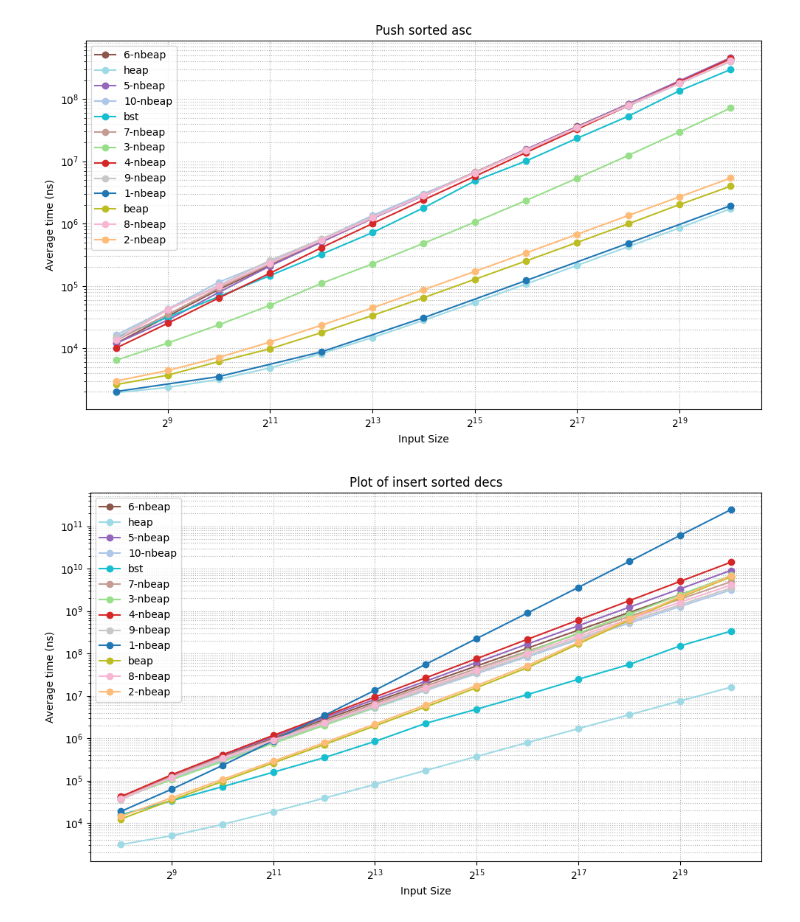
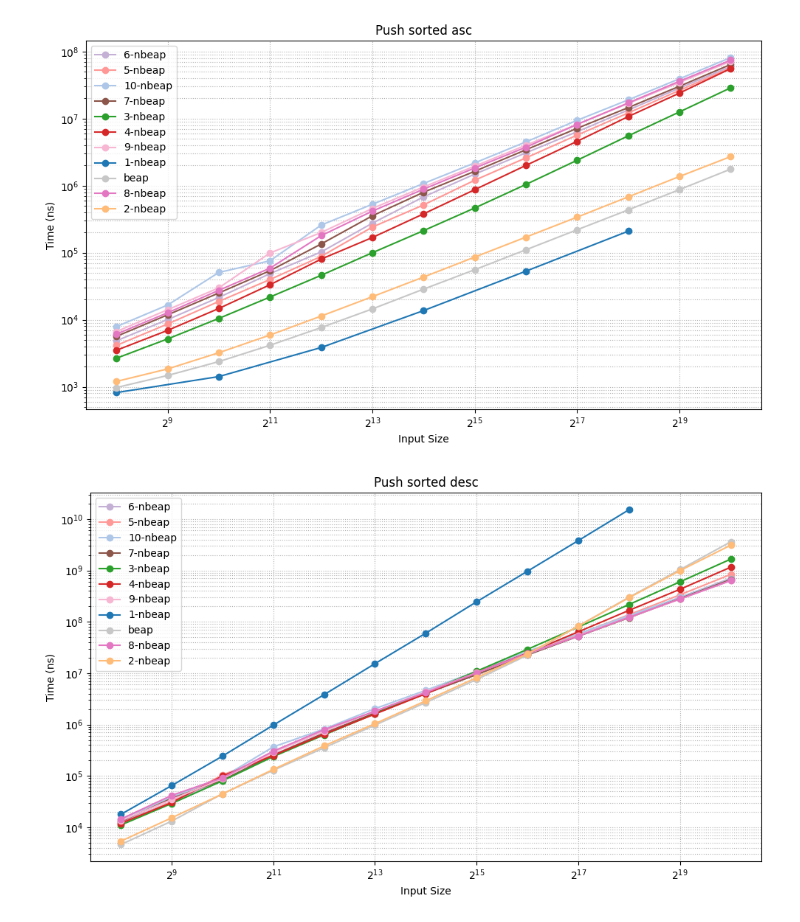
Before and after one commit to lanre01/Dissertation, a Jupyter notebook: Dissertation/analyse.ipynb, the cells around one changed output. Saved outputs shown, nothing was run; the diff lists cells and outputs as text; code cells hidden in the pictures.

```diff
--- a/Dissertation/analyse.ipynb
+++ b/Dissertation/analyse.ipynb
@@ -9,6 +9,10 @@ from pathlib import Path
 dir = "benchmark_results/"
 path = Path(dir)
 dfs = []
+nbeaps = set(["1-nbeap", "2-nbeap", "3-nbeap", "4-nbeap", "5-nbeap",
+              "6-nbeap", "7-nbeap", "8-nbeap", "9-nbeap", "10-nbeap",
+              "beap"])
+
 
 for p in path.iterdir():
     pattern = r".*/bench_(.*).csv"
@@ -16,6 +20,9 @@ for p in path.iterdir():
     df = pd.read_csv(p)
     df["size"] =  df["name"].str.split("/").str[1].astype("float64")
     df["op"] = df["name"].str.extract(r"BM_([^/<]+)")
+    df["stat"] = df["name"].str.extract(r".*:\d+_(.*)")
+    df = df[df["stat"].notna()]
+
     dfs.append((df, name))
 # %%
 # DS = [ ds for (_, ds) in dfs]
@@ -24,0 +34,28 @@ color_map = dict(zip(DS, colors))
+# %%
+# Construct
+plt.figure(figsize=(10, 6))
+plt.title(f"Bulk insertion")
+plt.xlabel("Input Size")
+plt.ylabel("Average time (ns)")
+plt.xscale("log", base=2)
+
+for (df, ds) in dfs:
+    if ds not in nbeaps:
+        continue
+    df_op = df[df["op"] == "Construct"].copy()
+    df_op["size"] = pd.to_numeric(df_op["size"], errors="coerce")
+    df_op["cpu_time"] = pd.to_numeric(df_op["cpu_time"], errors="coerce")
+    df_op = df_op.sort_values("size")
+    df_op = df_op[df_op["stat"] == "median"].copy()
+    x = df_op["size"].to_numpy()
+    y = df_op["cpu_time"].to_numpy()
+
+    plt.plot(x, y, marker="o", label=ds, color=color_map[ds])
+
+plt.grid(True, which="both", linestyle=":")
+
+plt.yscale("log")
+
+plt.legend()
+plt.tight_layout()
+plt.show()
@@ -25,43 +64,49 @@ color_map = dict(zip(DS, colors))
 # %%
 # push sorted asc
 plt.figure(figsize=(10, 6))
 plt.title(f"Push sorted asc")
 plt.xlabel("Input Size")
-plt.ylabel("Average time (ns)")
+plt.ylabel("Time (ns)")
 plt.xscale("log", base=2)
 
 for (df, ds) in dfs:
+    if ds not in nbeaps:
+        continue
     df_op = df[df["op"] == "PushSortedAsc"].copy()
     df_op["size"] = pd.to_numeric(df_op["size"], errors="coerce")
     df_op["cpu_time"] = pd.to_numeric(df_op["cpu_time"], errors="coerce")
     df_op = df_op.sort_values("size")
+    df_op = df_op[df_op["stat"] == "median"].copy()
     x = df_op["size"].to_numpy()
     y = df_op["cpu_time"].to_numpy()
 
     plt.plot(x, y, marker="o", label=ds, color=color_map[ds])
 
 plt.grid(True, which="both", linestyle=":")
 
 plt.yscale("log")
 
 plt.legend()
 plt.tight_layout()
 plt.show()
 # %% [output]
-[figure, old version]
+[figure, new version]
 # %%
 # insertion push sorted desc
 plt.figure(figsize=(10, 6))
-plt.title(f"Plot of insert sorted decs")
+plt.title(f"Push sorted desc")
 plt.xlabel("Input Size")
-plt.ylabel("Average time (ns)")
+plt.ylabel("Time (ns)")
 plt.xscale("log", base=2)
 
 for (df, ds) in dfs:
+    if ds not in nbeaps:
+        continue
     df_op = df[df["op"] == "PushSortedDesc"].copy()
     df_op["size"] = pd.to_numeric(df_op["size"], errors="coerce")
     df_op["cpu_time"] = pd.to_numeric(df_op["cpu_time"], errors="coerce")
     df_op = df_op.sort_values("size")
+    df_op = df_op[df_op["stat"] == "median"].copy()
     x = df_op["size"].to_numpy()
     y = df_op["cpu_time"].to_numpy()
 
@@ -75,7 +120,7 @@ plt.legend()
 plt.tight_layout()
 plt.show()
 # %% [output]
-[figure, old version]
+[figure, new version]
 # %%
 # insertion push random
 plt.figure(figsize=(10, 6))
```
Also changed, not shown: parts of 14 cells of this notebook, 54 other files.
